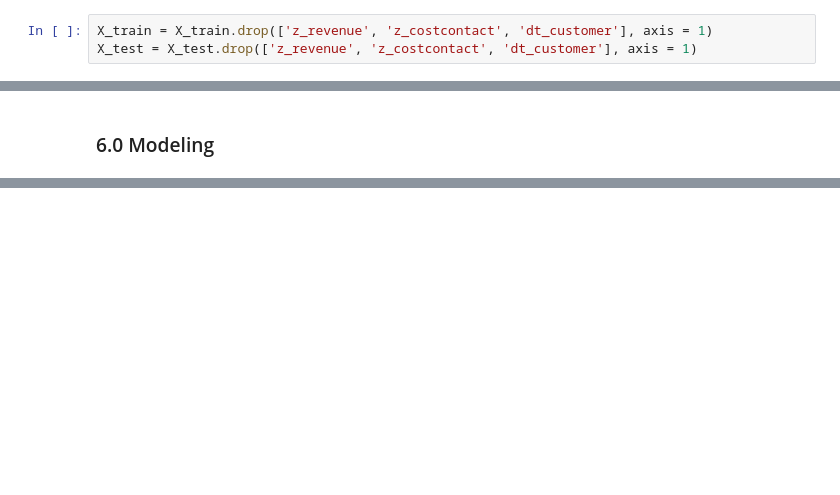
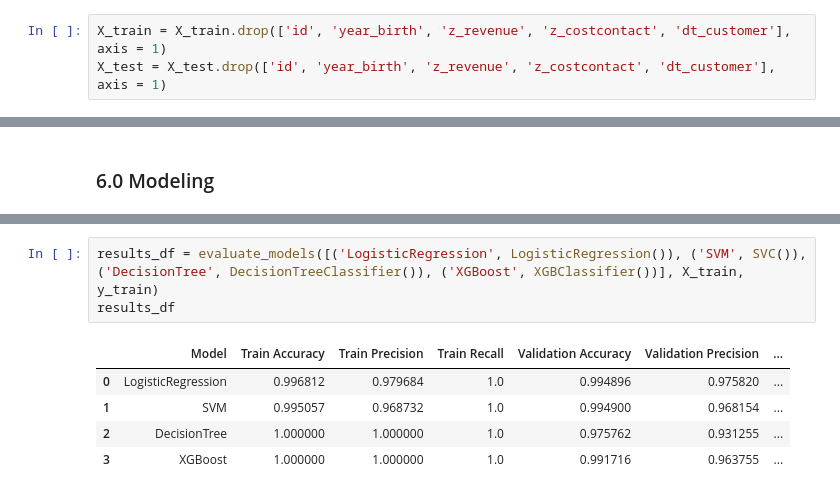
Before and after one commit to jooaobrum/marketing_campaign_CRM_case, a Jupyter notebook: notebooks/crm_ifood_propensity_exploration.ipynb, the cells around one changed output, grey strips where cells are left out. Saved outputs shown, nothing was run; the diff lists cells and outputs as text; blank space fills up the shorter version.

Commit message:
Adding cross validation and model selection

```diff
--- a/notebooks/crm_ifood_propensity_exploration.ipynb
+++ b/notebooks/crm_ifood_propensity_exploration.ipynb
@@ -425,4 +474,4 @@ X_train.var().reset_index().rename(columns = {0: 'var'}).sort_values('var').head
 # %%
-X_train = X_train.drop(['z_revenue', 'z_costcontact', 'dt_customer'], axis = 1)
-X_test = X_test.drop(['z_revenue', 'z_costcontact', 'dt_customer'], axis = 1)
+X_train = X_train.drop(['id', 'year_birth', 'z_revenue', 'z_costcontact', 'dt_customer'], axis = 1)
+X_test = X_test.drop(['id', 'year_birth', 'z_revenue', 'z_costcontact', 'dt_customer'], axis = 1)
 # %% [markdown]
@@ -444,0 +547,9 @@ SequentialFeatureSelector does not accept missing values encoded as NaN natively
+# %%
+results_df = evaluate_models([('LogisticRegression', LogisticRegression()), ('SVM', SVC()), ('DecisionTree', DecisionTreeClassifier()), ('XGBoost', XGBClassifier())], X_train, y_train)
+results_df
+# %% [output]
+|  | Model | Train Accuracy | Train Precision | Train Recall | Validation Accuracy | Validation Precision | ... |
+| 0 | LogisticRegression | 0.996812 | 0.979684 | 1.0 | 0.994896 | 0.975820 | ... |
+| 1 | SVM | 0.995057 | 0.968732 | 1.0 | 0.994900 | 0.968154 | ... |
+| 2 | DecisionTree | 1.000000 | 1.000000 | 1.0 | 0.975762 | 0.931255 | ... |
+| 3 | XGBoost | 1.000000 | 1.000000 | 1.0 | 0.991716 | 0.963755 | ... |
```
Also changed, not shown: parts of 13 cells of this notebook.
